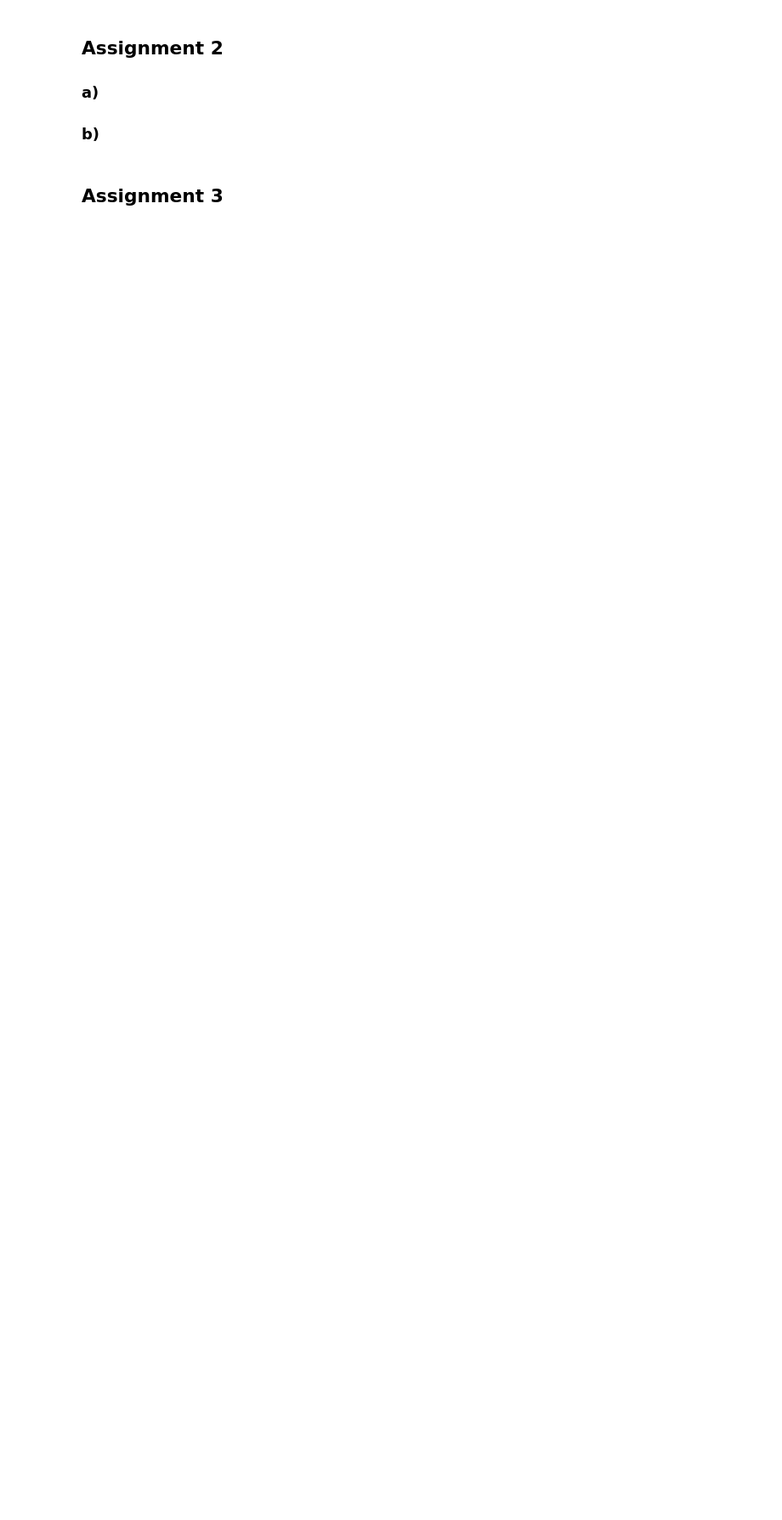
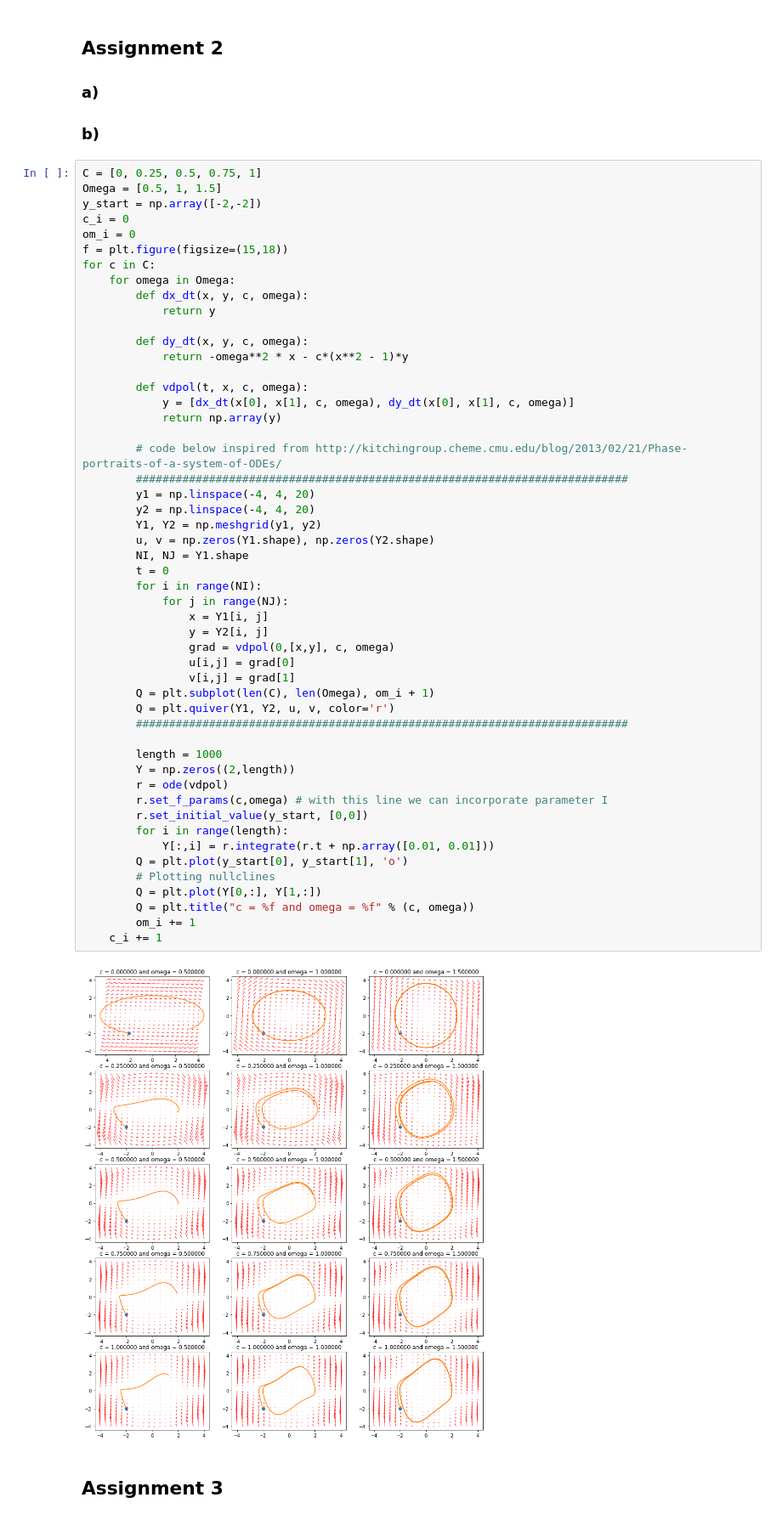
Before and after one commit to StefanIacob/CN_homework, a Jupyter notebook: Week_2/Week 2.ipynb, the cells around one changed output. Shown: that part at 85% size. Drawn from its saved outputs; the diff is of its cells as text; blank space fills up the shorter version.

Commit message:
2b started.

```diff
--- a/Week_2/Week 2.ipynb
+++ b/Week_2/Week 2.ipynb
@@ -23,6 +23,59 @@ import math
 ### a)
 
 ### b)
+# %%
+C = [0, 0.25, 0.5, 0.75, 1]
+Omega = [0.5, 1, 1.5]
+y_start = np.array([-2,-2])
+c_i = 0
+om_i = 0
+f = plt.figure(figsize=(15,18))
+for c in C:
+    for omega in Omega:
+        def dx_dt(x, y, c, omega):
+            return y
+
+        def dy_dt(x, y, c, omega):
+            return -omega**2 * x - c*(x**2 - 1)*y
+
+        def vdpol(t, x, c, omega):
+            y = [dx_dt(x[0], x[1], c, omega), dy_dt(x[0], x[1], c, omega)]
+            return np.array(y)
+
+        # code below inspired from http://kitchingroup.cheme.cmu.edu/blog/2013/02/21/Phase-portraits-of-a-system-of-ODEs/
+        ##########################################################################
+        y1 = np.linspace(-4, 4, 20)
+        y2 = np.linspace(-4, 4, 20)
+        Y1, Y2 = np.meshgrid(y1, y2)
+        u, v = np.zeros(Y1.shape), np.zeros(Y2.shape)
+        NI, NJ = Y1.shape
+        t = 0
+        for i in range(NI):
+            for j in range(NJ):
+                x = Y1[i, j]
+                y = Y2[i, j]
+                grad = vdpol(0,[x,y], c, omega)
+                u[i,j] = grad[0]
+                v[i,j] = grad[1]
+        Q = plt.subplot(len(C), len(Omega), om_i + 1)
+        Q = plt.quiver(Y1, Y2, u, v, color='r')
+        ##########################################################################
+
+        length = 1000
+        Y = np.zeros((2,length))
+        r = ode(vdpol)
+        r.set_f_params(c,omega) # with this line we can incorporate parameter I
+        r.set_initial_value(y_start, [0,0])
+        for i in range(length):
+            Y[:,i] = r.integrate(r.t + np.array([0.01, 0.01]))
+        Q = plt.plot(y_start[0], y_start[1], 'o')
+        # Plotting nullclines
+        Q = plt.plot(Y[0,:], Y[1,:])
+        Q = plt.title("c = %f and omega = %f" % (c, omega))
+        om_i += 1
+    c_i += 1
+# %% [output]
+[figure, added]
 # %% [markdown]
 ## Assignment 3
 # %%
```
